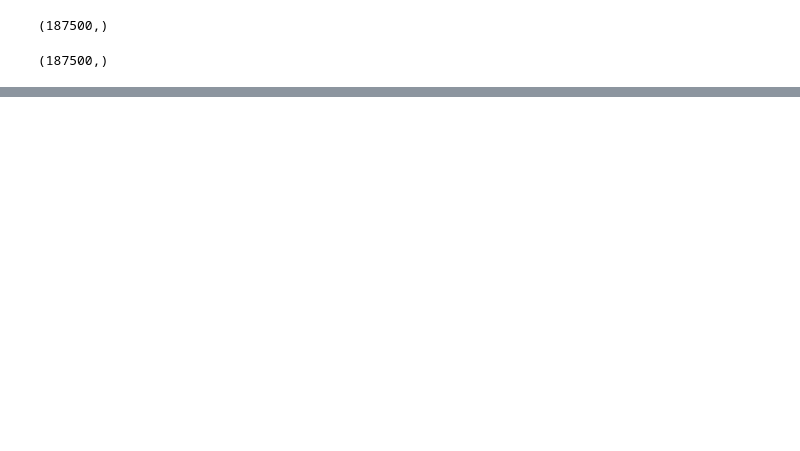
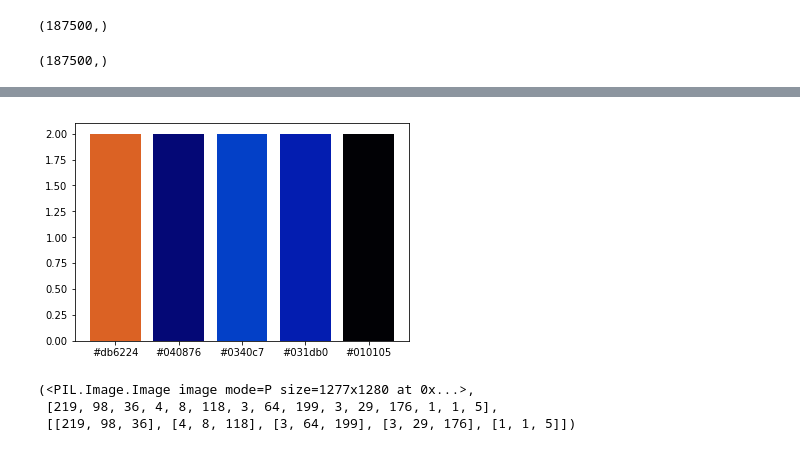
Before and after one commit to giovana-morais/color_cluster, a Jupyter notebook: color_similarity.ipynb, the cells around one changed output, grey strips where cells are left out. Cells and saved outputs as stored; diff of their text form; code cells hidden in the pictures; blank space fills up the shorter version.

```diff
--- a/color_similarity.ipynb
+++ b/color_similarity.ipynb
@@ -138,0 +116,7 @@ show_colors(similar)
+# %%
+get_palette('imgs/sof3.jpeg')
+# %% [output]
+[figure, added]
+(<PIL.Image.Image image mode=P size=1277x1280 at 0x...>,
+ [219, 98, 36, 4, 8, 118, 3, 64, 199, 3, 29, 176, 1, 1, 5],
+ [[219, 98, 36], [4, 8, 118], [3, 64, 199], [3, 29, 176], [1, 1, 5]])
```
Also changed, not shown: parts of 17 cells of this notebook.
